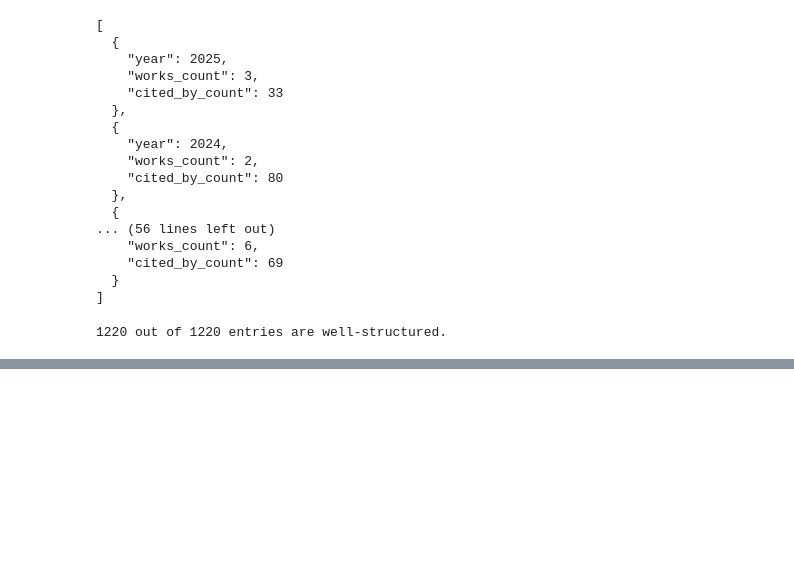
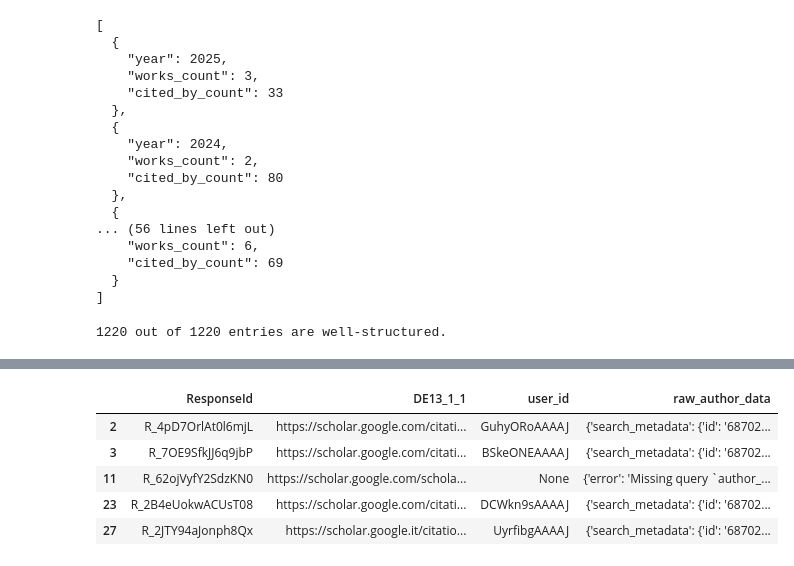
Before and after one commit to Ppandda/parenthood, a Jupyter notebook: parenthood_europe/notebooks/H1/get_data/getting_temporal_data.ipynb, the cells around one changed output, grey strips where cells are left out. Cells and saved outputs as stored; diff of their text form; code cells hidden in the pictures; blank space fills up the shorter version.

```diff
--- a/parenthood_europe/notebooks/H1/get_data/getting_temporal_data.ipynb
+++ b/parenthood_europe/notebooks/H1/get_data/getting_temporal_data.ipynb
@@ -987,0 +1075,12 @@ print(f"{validity_mask.sum()} out of {len(validity_mask)} entries are well-struc
+# %%
+# try with the first 5 rows only
+sample_df = gs_df.head(5).copy()
+sample_df["raw_author_data"] = sample_df.apply(get_raw_author_data_serpAPI, axis=1)
+sample_df
+# %% [output]
+|  | ResponseId | DE13_1_1 | user_id | raw_author_data |
+| 2 | R_4pD7OrlAt0l6mjL | https://scholar.google.com/citati... | GuhyORoAAAAJ | {'search_metadata': {'id': '68702... |
+| 3 | R_7OE9SfkJJ6q9jbP | https://scholar.google.com/citati... | BSkeONEAAAAJ | {'search_metadata': {'id': '68702... |
+| 11 | R_62ojVyfY2SdzKN0 | https://scholar.google.com/schola... | None | {'error': 'Missing query `author_... |
+| 23 | R_2B4eUokwACUsT08 | https://scholar.google.com/citati... | DCWkn9sAAAAJ | {'search_metadata': {'id': '68702... |
+| 27 | R_2JTY94aJonph8Qx | https://scholar.google.it/citatio... | UyrfibgAAAAJ | {'search_metadata': {'id': '68702... |
```
Also changed, not shown: parts of 13 cells of this notebook, 1 other file.
